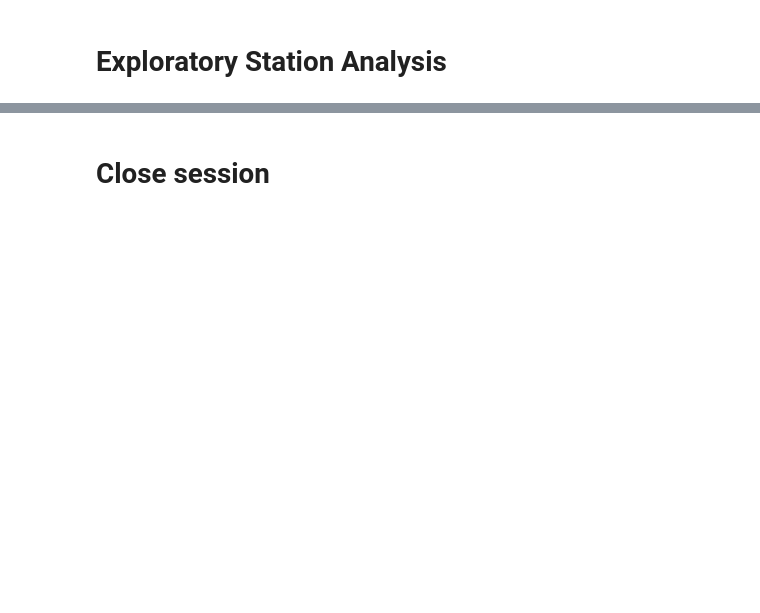
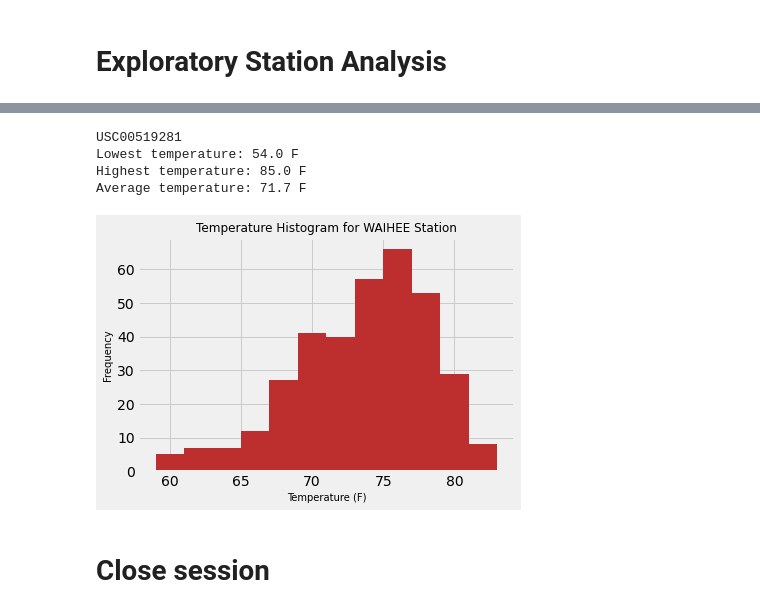
Before and after one commit to melissamonroe/sqlalchemy-challenge, a Jupyter notebook: climate.ipynb, the cells around one changed output, grey strips where cells are left out. Drawn from its saved outputs; the diff is of its cells as text; code cells hidden in the pictures; blank space fills up the shorter version.

```diff
--- a/climate.ipynb
+++ b/climate.ipynb
@@ -98,6 +208,31 @@ for row in session.query(Measurement.date).order_by(Measurement.date.desc()).lim
+# %%
+# Using the most active station id from the previous query, calculate the lowest, highest, and average temperature.
+most_active_station = stations_measurements_df.index[0]
+print(most_active_station)
+
+for min_tobs, max_tobs,avg_tobs in session.query(func.min(Measurement.tobs), func.max(Measurement.tobs), func.avg(Measurement.tobs)).filter(Measurement.station == "USC00519281").all():
+    print(f'Lowest temperature: {min_tobs} F')
+    print(f'Highest temperature: {max_tobs} F')
+    print(f'Average temperature: {round(avg_tobs,1)} F')
+# %% [output]
+USC00519281
+Lowest temperature: 54.0 F
+Highest temperature: 85.0 F
+Average temperature: 71.7 F
 # %%
 # Using the most active station id
 # Query the last 12 months of temperature observation data for this station and plot the results as a histogram
+temperatures = []
+for row in session.query(Measurement).filter(Measurement.station == 'USC00519281').filter(Measurement.date >= '2016-08-23'):
+    temperatures.append(row.tobs)
+
+plt.hist(temperatures, color='#bd2f2f',bins=12)
+plt.title("Temperature Histogram for WAIHEE Station",fontsize=12)
+plt.xlabel("Temperature (F)",fontsize=10)
+plt.ylabel("Frequency",fontsize=10)
+plt.savefig("images/figure3_temperature_hist.png")
+# %% [output]
+[figure, added]
 # %% [markdown]
 # Close session
 # %%
```
Also changed, not shown: parts of 14 cells of this notebook, 8 other files.
